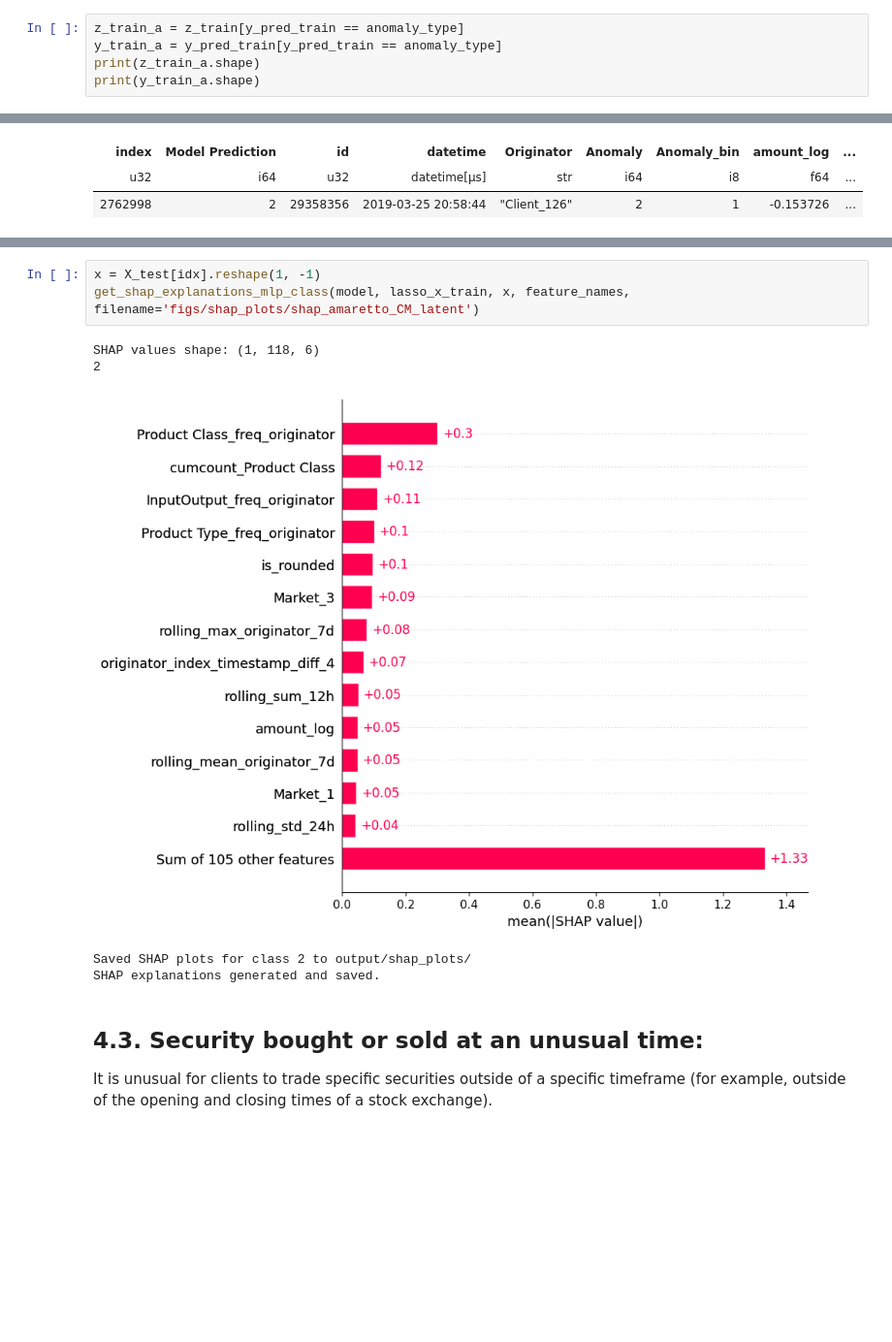
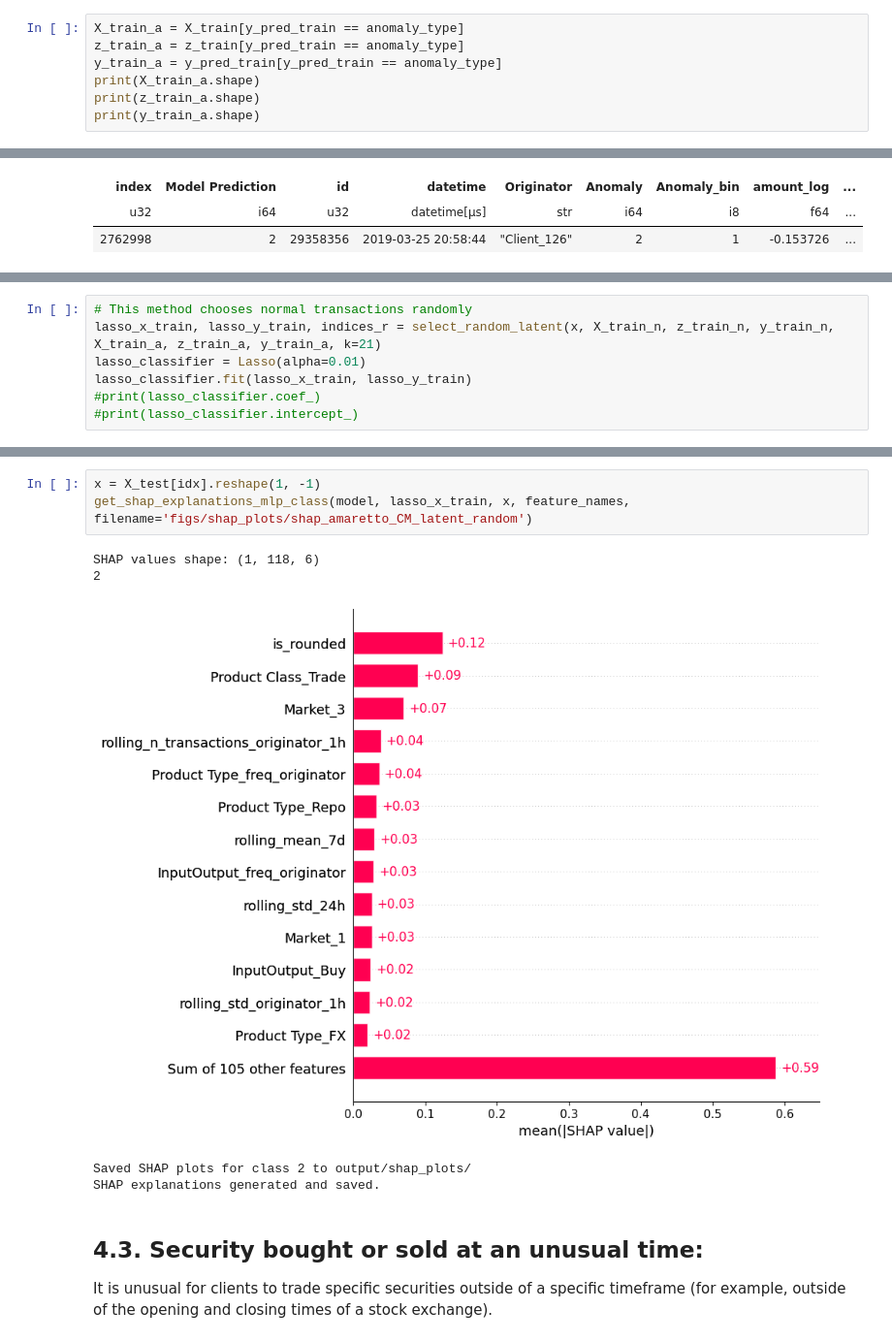
Before and after one commit to darosali/explainable-latent-classifiers, a Jupyter notebook: explanation_example2.ipynb, the cells around one changed output, grey strips where cells are left out. Shown at 97% size. Saved outputs shown, nothing was run; the diff lists cells and outputs as text; blank space fills up the shorter version.

```diff
--- a/explanation_example2.ipynb
+++ b/explanation_example2.ipynb
@@ -1563,8 +1661,10 @@ idx = 2762998
 # %%
 #df_correct_preds.filter(pl.col("Anomaly") == 2)
 # %%
+X_train_a = X_train[y_pred_train == anomaly_type]
 z_train_a = z_train[y_pred_train == anomaly_type]
 y_train_a = y_pred_train[y_pred_train == anomaly_type]
+print(X_train_a.shape)
 print(z_train_a.shape)
 print(y_train_a.shape)
 # %% [output]
@@ -1609,0 +1751,7 @@ Lasso(alpha=0.01)
+# %%
+# This method chooses normal transactions randomly
+lasso_x_train, lasso_y_train, indices_r = select_random_latent(x, X_train_n, z_train_n, y_train_n, X_train_a, z_train_a, y_train_a, k=21)
+lasso_classifier = Lasso(alpha=0.01)
+lasso_classifier.fit(lasso_x_train, lasso_y_train)
+#print(lasso_classifier.coef_)
+#print(lasso_classifier.intercept_)
@@ -1625,12 +1777,12 @@ cumcount_Market: -0.0
-# %%
-x = X_test[idx].reshape(1, -1)
-get_shap_explanations_mlp_class(model, lasso_x_train, x, feature_names, filename='figs/shap_plots/shap_amaretto_CM_latent')
-# %% [output]
-SHAP values shape: (1, 118, 6)
-2
-[figure, removed]
-Saved SHAP plots for class 2 to output/shap_plots/
-SHAP explanations generated and saved.
+# %%
+x = X_test[idx].reshape(1, -1)
+get_shap_explanations_mlp_class(model, lasso_x_train, x, feature_names, filename='figs/shap_plots/shap_amaretto_CM_latent_random')
+# %% [output]
+SHAP values shape: (1, 118, 6)
+2
+[figure, added]
+Saved SHAP plots for class 2 to output/shap_plots/
+SHAP explanations generated and saved.
 # %% [markdown]
 ## 4.3. Security bought or sold at an unusual time:
 It is unusual for clients to trade specific securities outside of a specific timeframe (for example, outside of the opening and closing times of a stock exchange).
```
Also changed, not shown: parts of 52 cells of this notebook, 7 other files.
